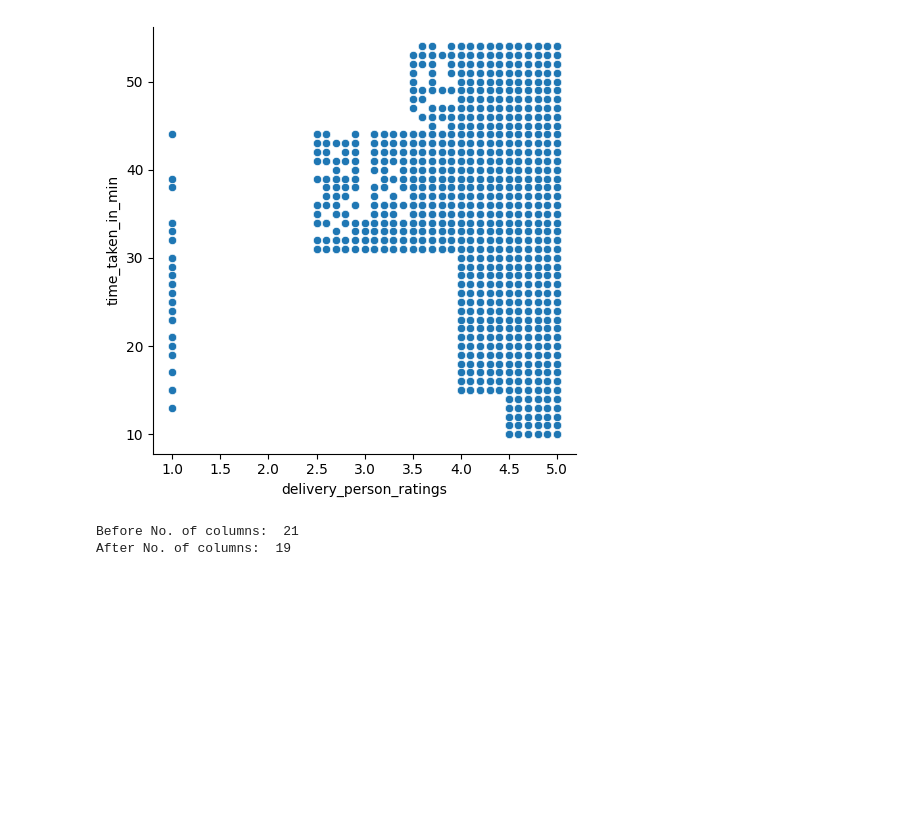
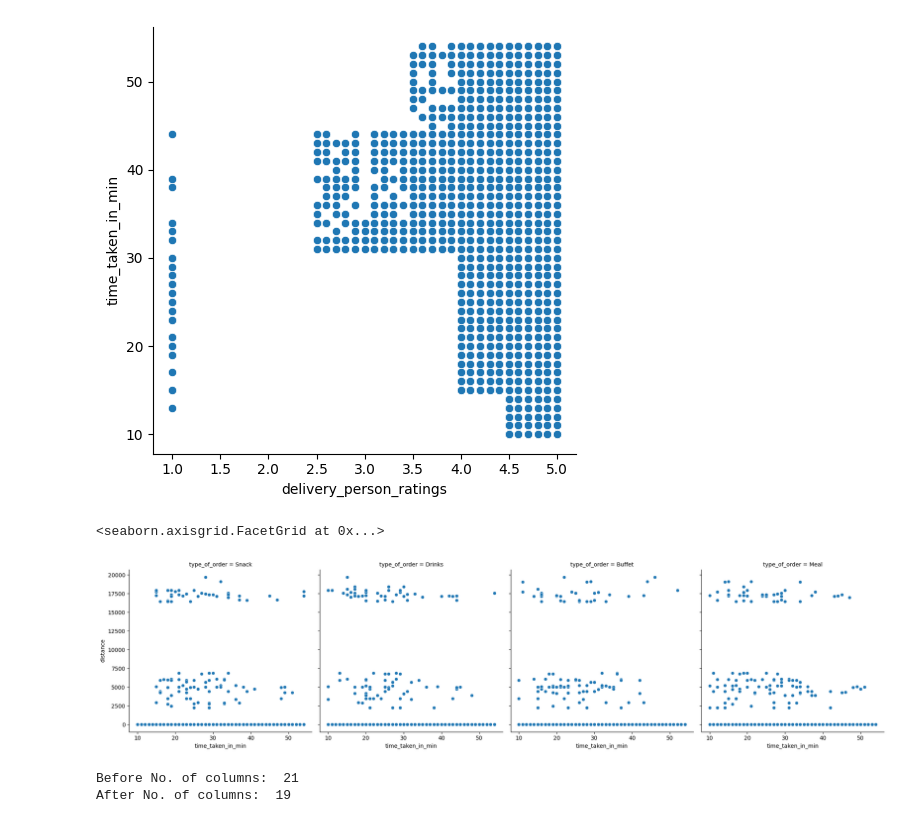
Before and after one commit to aisha-partha/Delivery-Demand-Predicition, a Jupyter notebook: Delivery_Demand_Prediction_EDA_Capstone.ipynb, the cells around one changed output. Saved outputs shown, nothing was run; the diff lists cells and outputs as text; code cells hidden in the pictures; blank space fills up the shorter version.

```diff
--- a/Delivery_Demand_Prediction_EDA_Capstone.ipynb
+++ b/Delivery_Demand_Prediction_EDA_Capstone.ipynb
@@ -485,6 +485,11 @@ sns.relplot(x ="delivery_person_ratings", y ="time_taken_in_min",
             data = df_train);
 # %% [output]
 [figure]
+# %%
+sns.relplot(data=df_train, x="time_taken_in_min", y="distance", col="type_of_order")
+# %% [output]
+<seaborn.axisgrid.FacetGrid at 0x...>
+[figure, added]
 # %%
 #Drop Columns which won't be use for building model
 def drop_columns(df):
```
